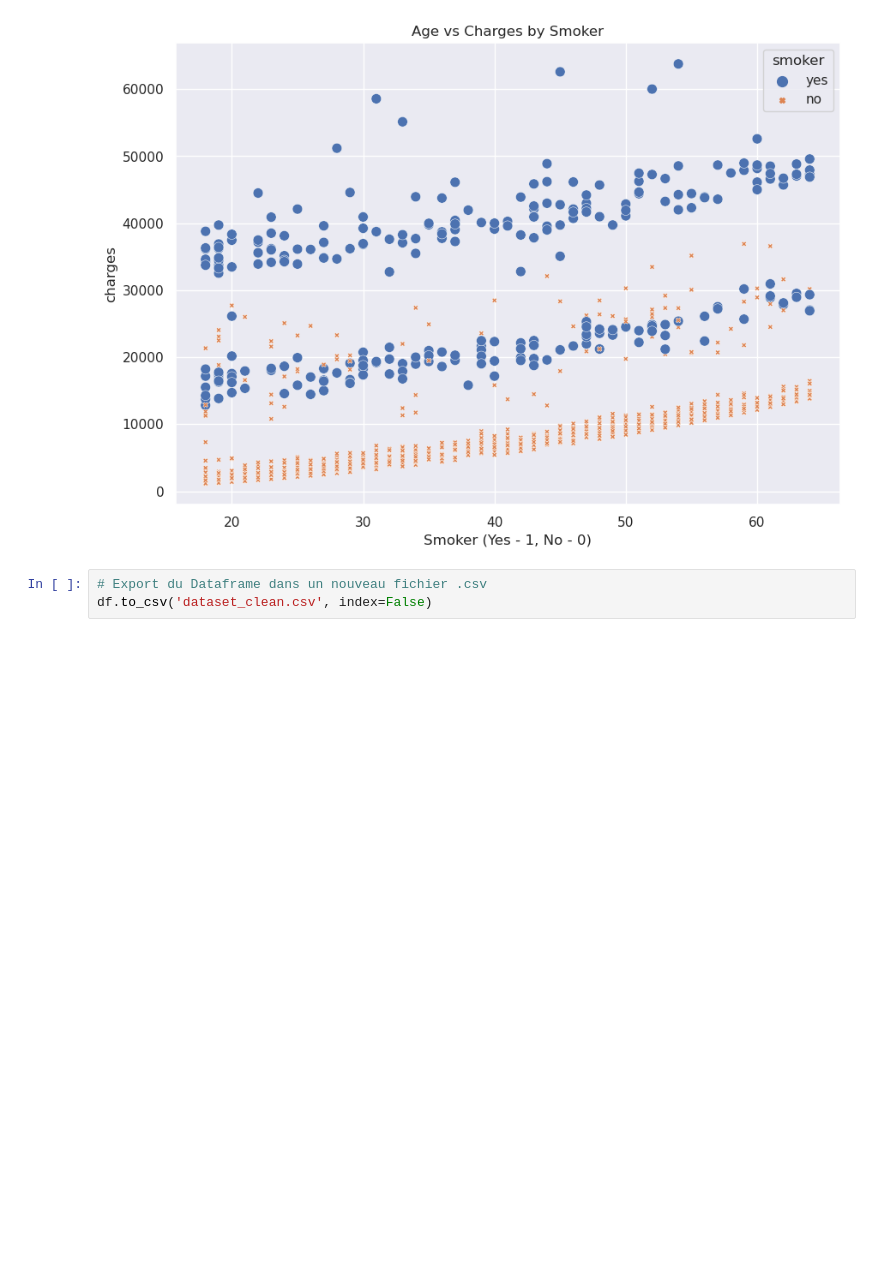
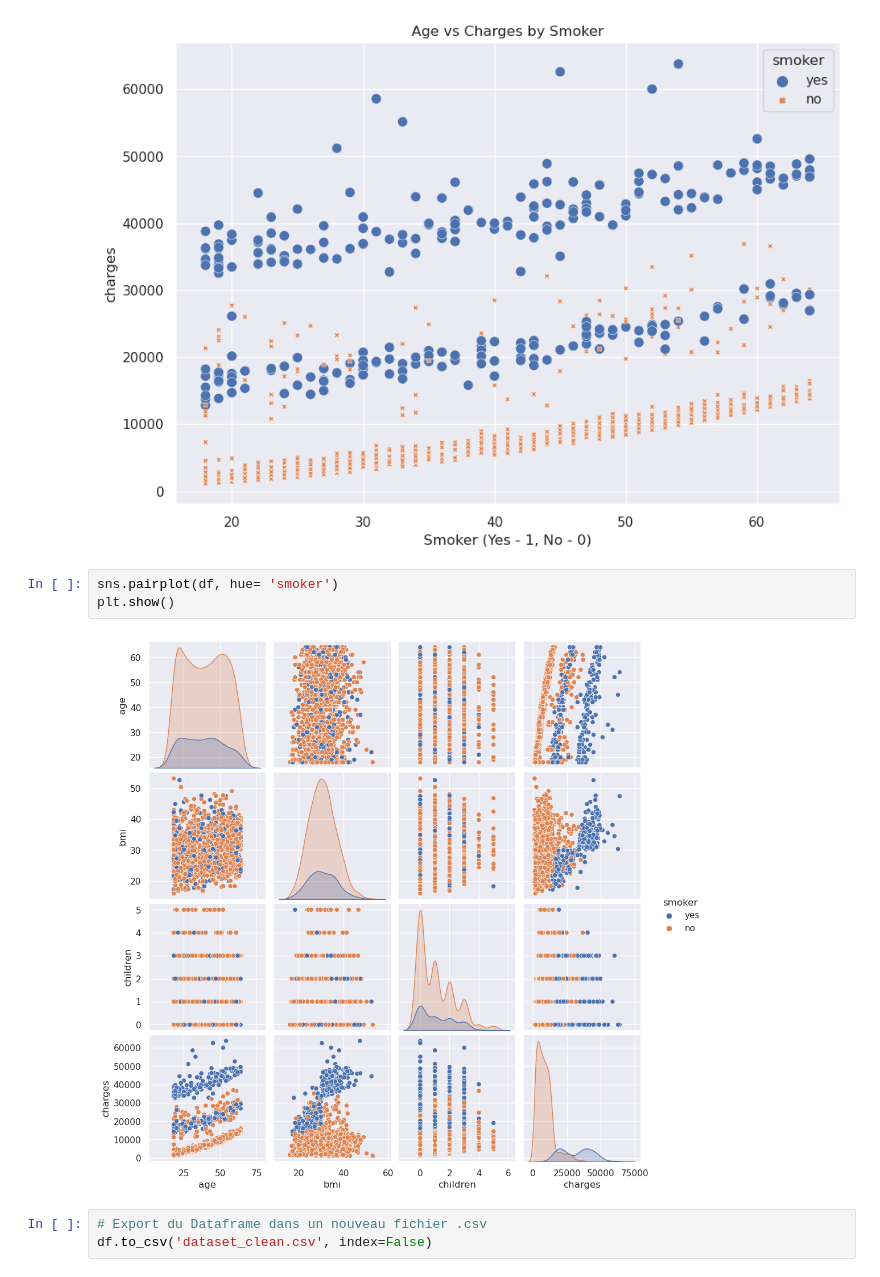
Before and after one commit to kamelben9/Brief-ML-Assurance, a Jupyter notebook: analyse.ipynb, the cells around one changed output. Drawn from its saved outputs; the diff is of its cells as text; blank space fills up the shorter version.

```diff
--- a/analyse.ipynb
+++ b/analyse.ipynb
@@ -227,6 +227,11 @@ plt.ylabel("charges")
 plt.show(ax)
 # %% [output]
 [figure]
+# %%
+sns.pairplot(df, hue= 'smoker')
+plt.show()
+# %% [output]
+[figure, added]
 # %%
 # Export du Dataframe dans un nouveau fichier .csv
 df.to_csv('dataset_clean.csv', index=False)
```
Also changed, not shown: 7 other files.
